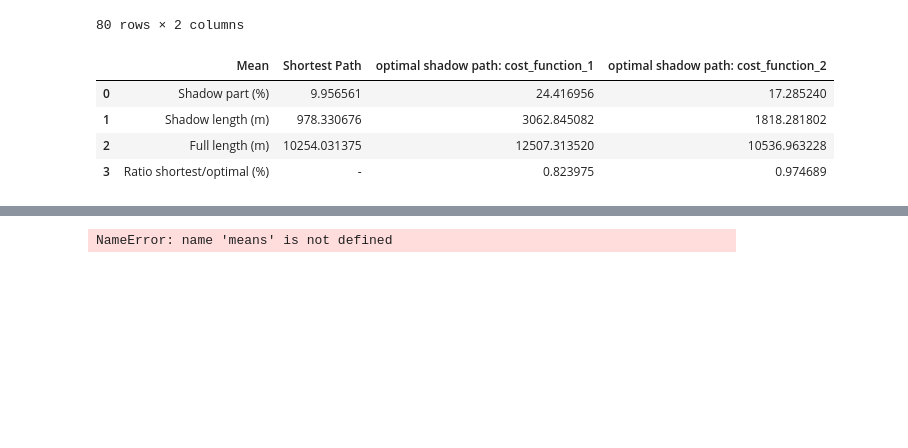
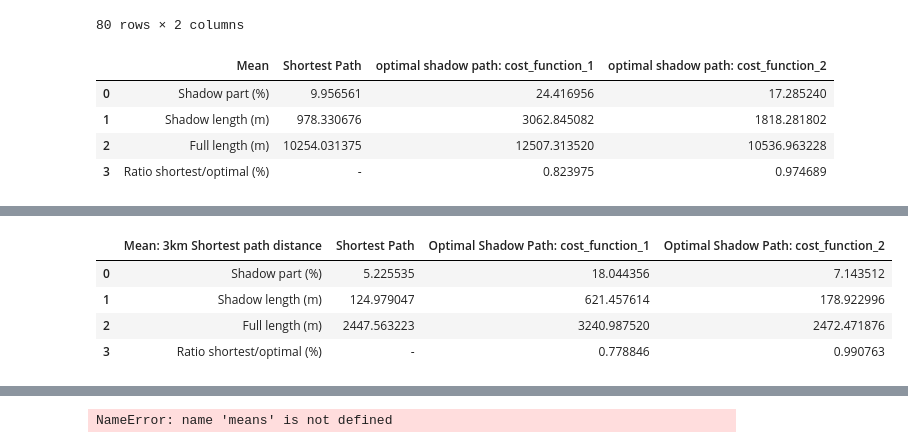
Before and after one commit to suvihanninen/CoolWalk-App, a Jupyter notebook: backend/Benchmarking.ipynb, the cells around one changed output, grey strips where cells are left out. Saved outputs shown, nothing was run; the diff lists cells and outputs as text; code cells hidden in the pictures; blank space fills up the shorter version.

```diff
--- a/backend/Benchmarking.ipynb
+++ b/backend/Benchmarking.ipynb
@@ -512,0 +577,10 @@ list_of_paths_cost2 = get_80_paths(srcList8km, destList8km, weight_function_2)
+# %%
+returnDfStats3km = calculateStats(list_of_3km_paths_shortest, list_of_3km_paths_cost1, list_of_3km_paths_cost2, "Mean: 3km Shortest path distance")
+# %%
+returnDfStats3km
+# %% [output]
+|  | Mean: 3km Shortest path distance | Shortest Path | Optimal Shadow Path: cost_function_1 | Optimal Shadow Path: cost_function_2 |
+| 0 | Shadow part (%) | 5.225535 | 18.044356 | 7.143512 |
+| 1 | Shadow length (m) | 124.979047 | 621.457614 | 178.922996 |
+| 2 | Full length (m) | 2447.563223 | 3240.987520 | 2472.471876 |
+| 3 | Ratio shortest/optimal (%) | - | 0.778846 | 0.990763 |
```
Also changed, not shown: parts of 29 cells of this notebook.
